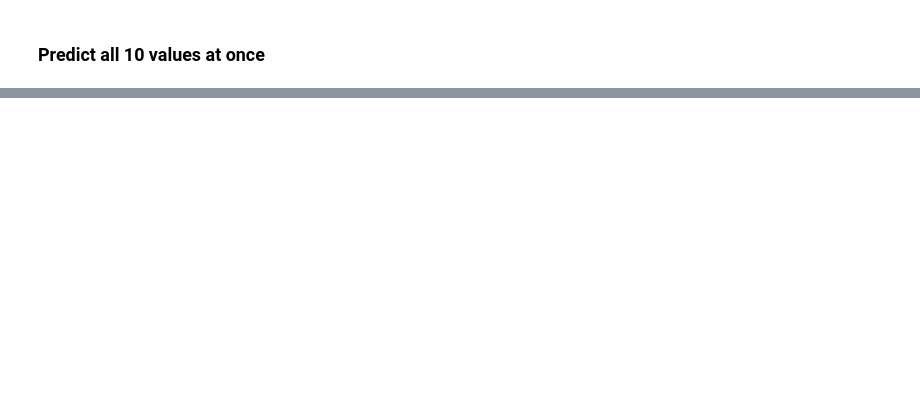
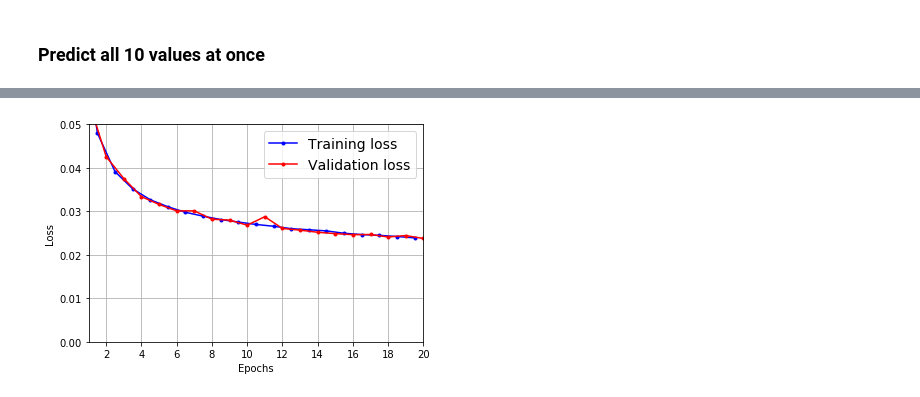
Before and after one commit to adibhandari/neural_nets_101, a Jupyter notebook: src/RNN.ipynb, the cells around one changed output, grey strips where cells are left out. Saved outputs shown, nothing was run; the diff lists cells and outputs as text; code cells hidden in the pictures; blank space fills up the shorter version.

```diff
--- a/src/RNN.ipynb
+++ b/src/RNN.ipynb
@@ -420,0 +551,17 @@ Epoch 20/20
+# %%
+np.random.seed(42)
+tf.random.set_seed(42)
+
+model = keras.models.Sequential([
+    keras.layers.RNN(LNSimpleRNNCell(20), return_sequences=True,
+                     input_shape=[None, 1]),
+    keras.layers.RNN(LNSimpleRNNCell(20), return_sequences=True),
+    keras.layers.TimeDistributed(keras.layers.Dense(10))
+])
+
+def last_time_step_mse(Y_true, Y_pred):
+    return keras.metrics.mean_squared_error(Y_true[:, -1], Y_pred[:, -1])
+
+model.compile(loss="mse", optimizer="adam", metrics=[last_time_step_mse])
+history = model.fit(X_train, Y_train, epochs=20,
+                    validation_data=(X_valid, Y_valid))
@@ -420,0 +594,15 @@ Epoch 20/20
+# %%
+# LSTMs keep memory of earlier inputs, much more successful than short term memory so short term memory cells aren't used any more
+# LSTM layer uses an optimized implementation when running on GPU so preferable to use than keras.layers.RNN with LSTMCell argument
+np.random.seed(42)
+tf.random.set_seed(42)
+
+model = keras.models.Sequential([
+    keras.layers.LSTM(20, return_sequences=True, input_shape=[None, 1]),
+    keras.layers.LSTM(20, return_sequences=True),
+    keras.layers.TimeDistributed(keras.layers.Dense(10))
+])
+
+model.compile(loss="mse", optimizer="adam", metrics=[last_time_step_mse])
+history = model.fit(X_train, Y_train, epochs=20,
+                    validation_data=(X_valid, Y_valid))
@@ -420,0 +627,6 @@ Epoch 20/20
+# %%
+
+plot_learning_curves(history.history["loss"], history.history["val_loss"])
+plt.show()
+# %% [output]
+[figure, added]
```
Also changed, not shown: parts of 39 cells of this notebook.
